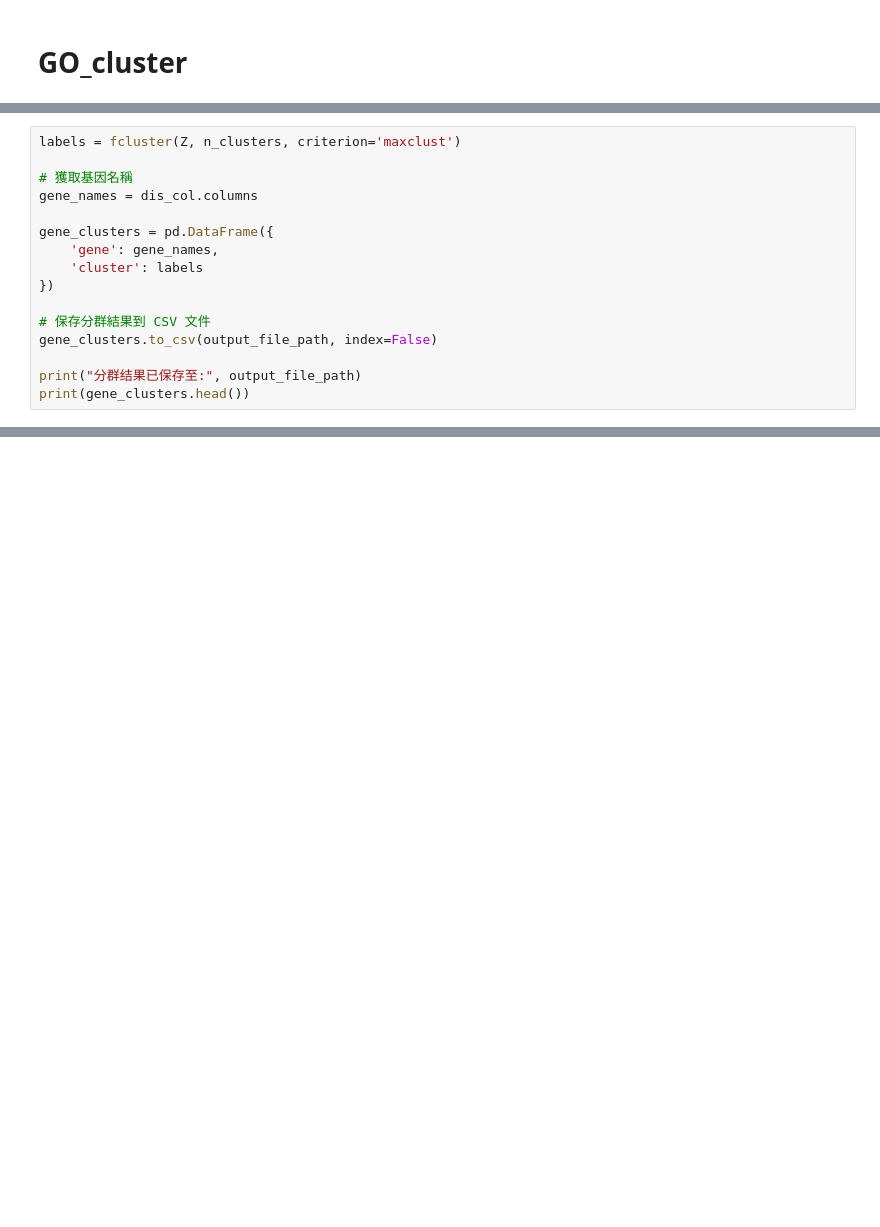
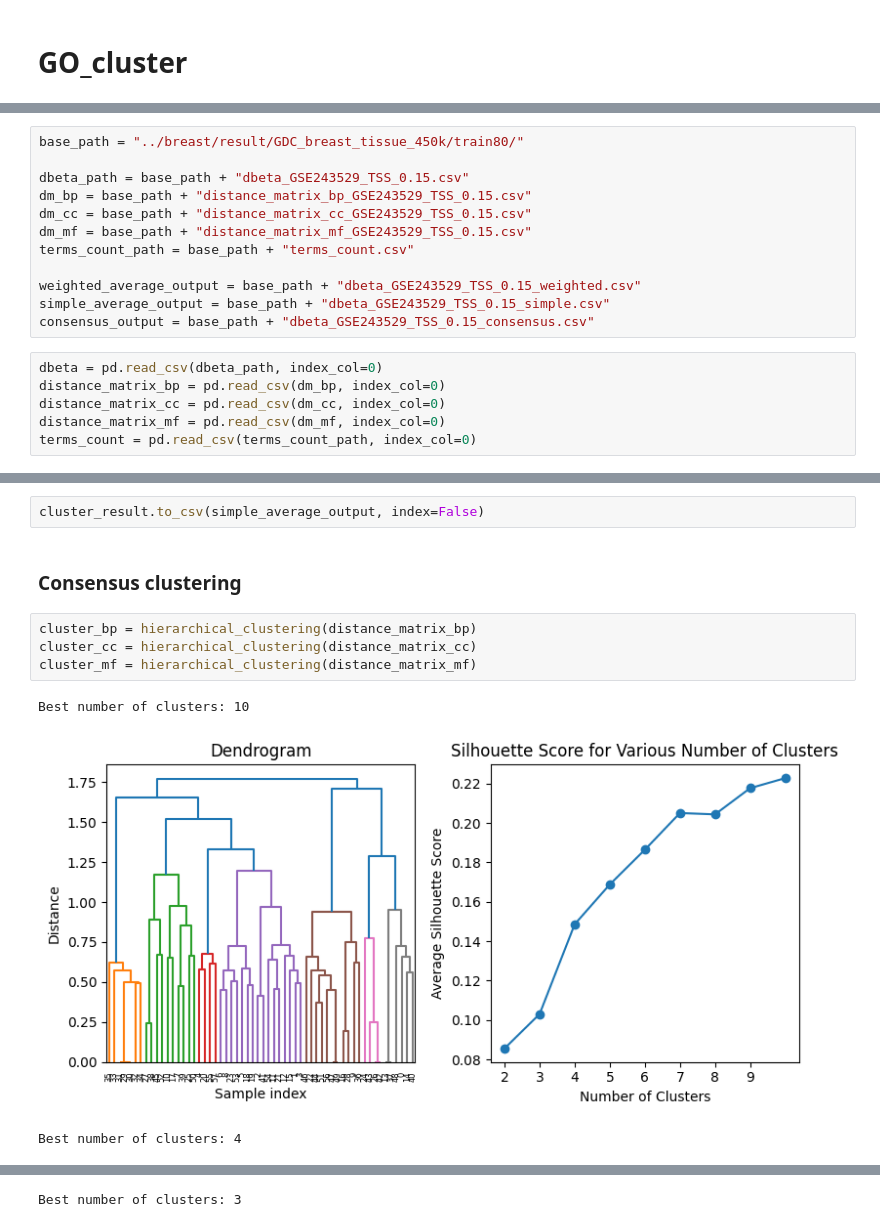
Before and after one commit to BioTechCo/main_project, a Jupyter notebook: process/GO_cluster.ipynb, the cells around one changed output, grey strips where cells are left out. Saved outputs shown, nothing was run; the diff lists cells and outputs as text; blank space fills up the shorter version.

```diff
--- a/process/GO_cluster.ipynb
+++ b/process/GO_cluster.ipynb
@@ -142,16 +2,0 @@ n_clusters = 4
-# %%
-labels = fcluster(Z, n_clusters, criterion='maxclust')
-
-# 獲取基因名稱
-gene_names = dis_col.columns
-
-gene_clusters = pd.DataFrame({
-    'gene': gene_names,
-    'cluster': labels
-})
-
-# 保存分群結果到 CSV 文件
-gene_clusters.to_csv(output_file_path, index=False)
-
-print("分群结果已保存至:", output_file_path)
-print(gene_clusters.head())
@@ -165,0 +61,18 @@ print(gene_clusters.head())
+# %%
+base_path = "../breast/result/GDC_breast_tissue_450k/train80/"
+
+dbeta_path = base_path + "dbeta_GSE243529_TSS_0.15.csv"
+dm_bp = base_path + "distance_matrix_bp_GSE243529_TSS_0.15.csv"
+dm_cc = base_path + "distance_matrix_cc_GSE243529_TSS_0.15.csv"
+dm_mf = base_path + "distance_matrix_mf_GSE243529_TSS_0.15.csv"
+terms_count_path = base_path + "terms_count.csv"
+
+weighted_average_output = base_path + "dbeta_GSE243529_TSS_0.15_weighted.csv"
+simple_average_output = base_path + "dbeta_GSE243529_TSS_0.15_simple.csv"
+consensus_output = base_path + "dbeta_GSE243529_TSS_0.15_consensus.csv"
+# %%
+dbeta = pd.read_csv(dbeta_path, index_col=0)
+distance_matrix_bp = pd.read_csv(dm_bp, index_col=0)
+distance_matrix_cc = pd.read_csv(dm_cc, index_col=0)
+distance_matrix_mf = pd.read_csv(dm_mf, index_col=0)
+terms_count = pd.read_csv(terms_count_path, index_col=0)
@@ -165,0 +181,12 @@ print(gene_clusters.head())
+# %%
+cluster_result.to_csv(simple_average_output, index=False)
+# %% [markdown]
+### Consensus clustering
+# %%
+cluster_bp = hierarchical_clustering(distance_matrix_bp)
+cluster_cc = hierarchical_clustering(distance_matrix_cc)
+cluster_mf = hierarchical_clustering(distance_matrix_mf)
+# %% [output]
+Best number of clusters: 10
+[figure, added]
+Best number of clusters: 4
@@ -165,0 +194 @@ print(gene_clusters.head())
+Best number of clusters: 3
```
Also changed, not shown: parts of 38 cells of this notebook.
